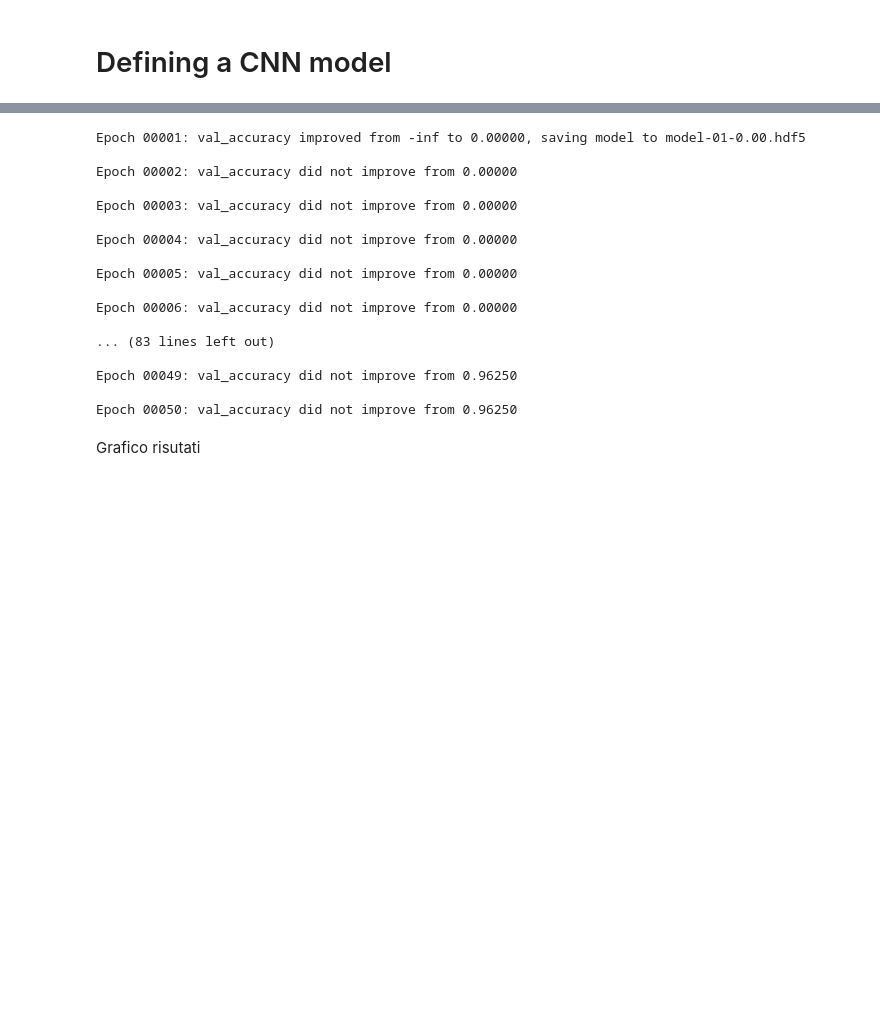
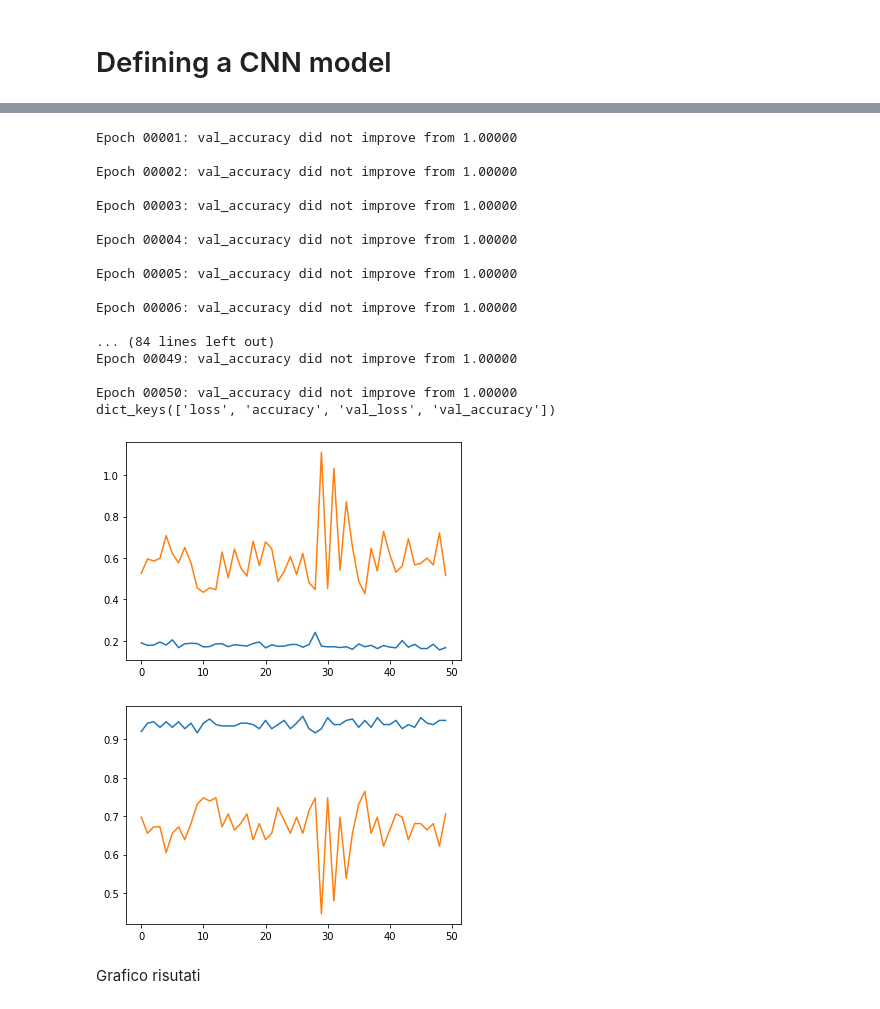
Before and after one commit to federicocampo/CMEPDA-Project, a Jupyter notebook: Copy_of_Lecture11_CNN.ipynb, the cells around one changed output, grey strips where cells are left out. Cells and saved outputs as stored; diff of their text form; code cells hidden in the pictures; blank space fills up the shorter version.

```diff
--- a/Copy_of_Lecture11_CNN.ipynb
+++ b/Copy_of_Lecture11_CNN.ipynb
@@ -135,24 +138,3 @@ checkpoint = ModelCheckpoint(
     save_best_only=True,
     save_weights_only=False,
     mode='auto', save_freq='epoch')
-# %%
-#history = model.fit(x_train, y_train, validation_split=0.2, epochs=20, batch_size=50, shuffle=True, callbacks=[checkpoint], verbose=0)
-history = model.fit(x_train, y_train, validation_split=0.2, epochs=50, batch_size=10,callbacks=[checkpoint, reduce_lr], shuffle=True, verbose=0)
-# %% [output]
-Epoch 00001: val_accuracy improved from -inf to 0.00000, saving model to model-01-0.00.hdf5
-
-Epoch 00002: val_accuracy did not improve from 0.00000
-
-Epoch 00003: val_accuracy did not improve from 0.00000
-
-Epoch 00004: val_accuracy did not improve from 0.00000
-
-Epoch 00005: val_accuracy did not improve from 0.00000
-
-Epoch 00006: val_accuracy did not improve from 0.00000
-
-... (83 lines left out)
-
-Epoch 00049: val_accuracy did not improve from 0.96250
-
-Epoch 00050: val_accuracy did not improve from 0.96250
@@ -159 +143,44 @@ Epoch 00050: val_accuracy did not improve from 0.96250
+# %%
+model.compile(optimizer=SGD(learning_rate=0.0001, momentum=0.9), loss='binary_crossentropy', metrics=['accuracy'])
+#model.compile(optimizer='SGD', metrics = 'accuracy', loss='binary_crossentropy')
+
+
+history = model.fit(x_train, y_train,
+                    validation_split=0.3,
+                    epochs=50,
+                    batch_size=30,
+                    shuffle=True,
+                    callbacks = [checkpoint],
+                    verbose=0)
+
+
+
+print(history.history.keys())
+plt.plot(history.history['loss'])
+plt.plot(history.history['val_loss'])
+plt.show()
+
+plt.plot(history.history['accuracy'])
+plt.plot(history.history['val_accuracy'])
+plt.show()
+# %% [output]
+Epoch 00001: val_accuracy did not improve from 1.00000
+
+Epoch 00002: val_accuracy did not improve from 1.00000
+
+Epoch 00003: val_accuracy did not improve from 1.00000
+
+Epoch 00004: val_accuracy did not improve from 1.00000
+
+Epoch 00005: val_accuracy did not improve from 1.00000
+
+Epoch 00006: val_accuracy did not improve from 1.00000
+
+... (84 lines left out)
+Epoch 00049: val_accuracy did not improve from 1.00000
+
+Epoch 00050: val_accuracy did not improve from 1.00000
+dict_keys(['loss', 'accuracy', 'val_loss', 'val_accuracy'])
+[figure, added]
+[figure, added]
 # %%
```
Also changed, not shown: parts of 27 cells of this notebook.
